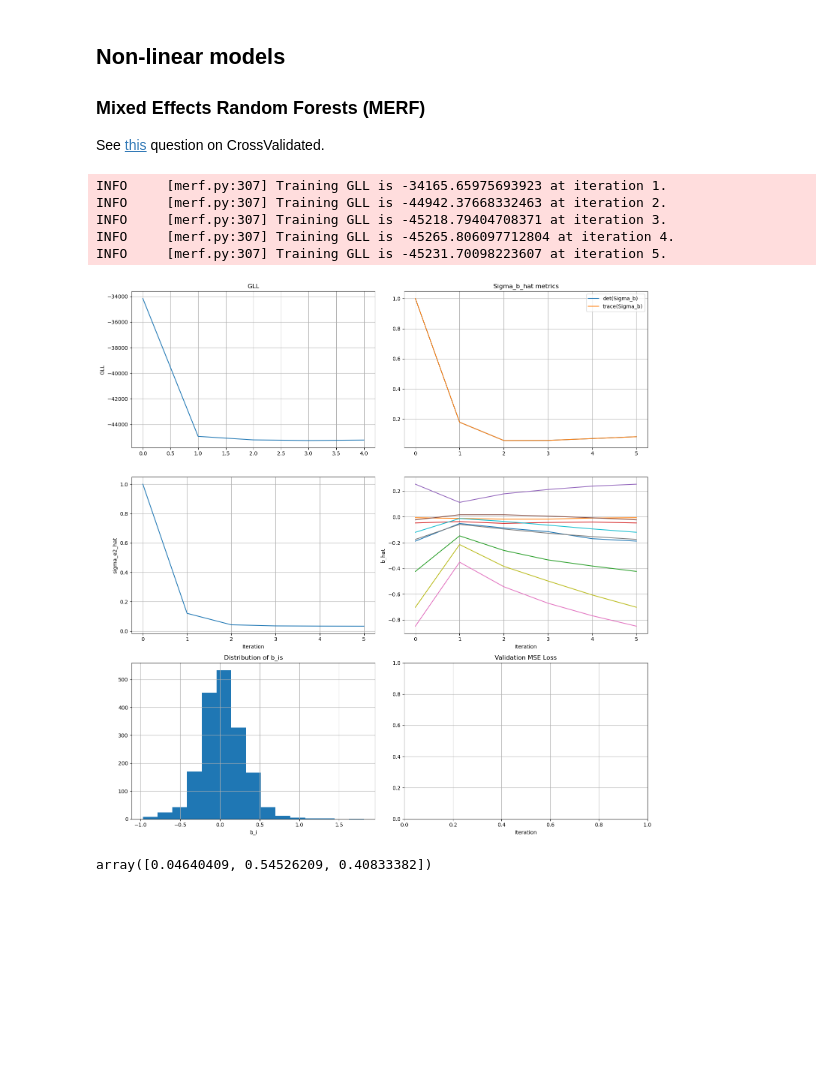
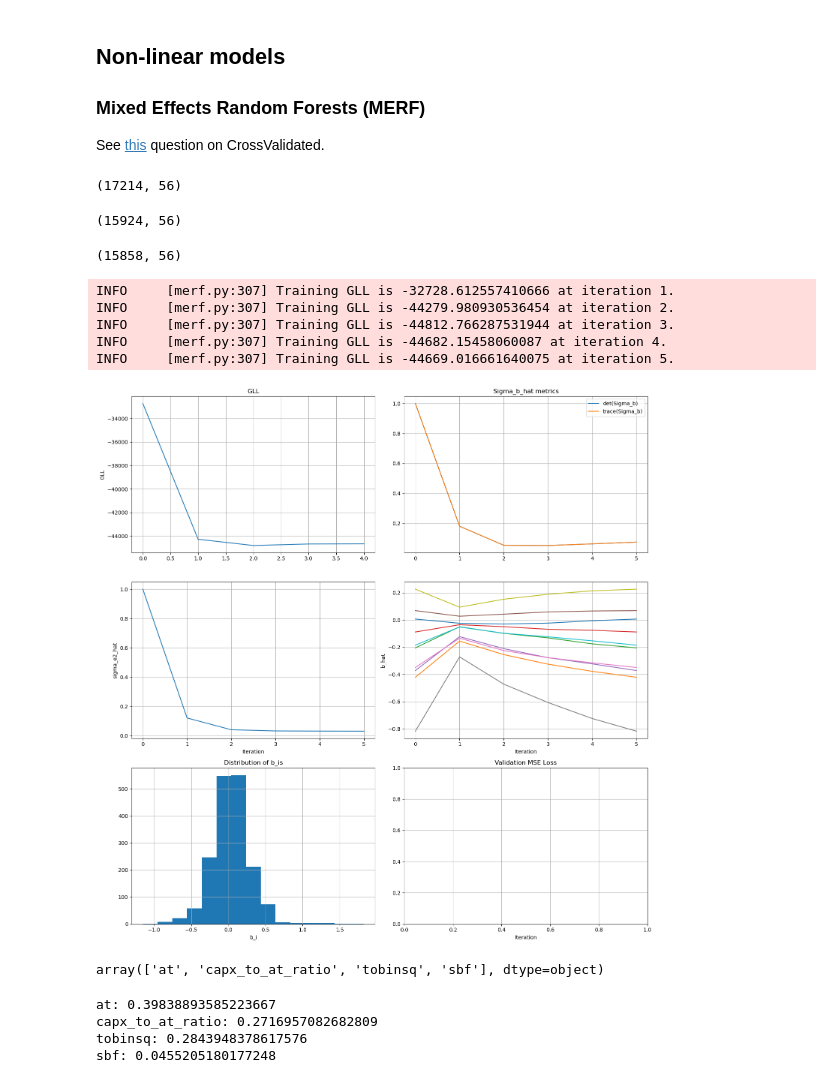
Before and after one commit to oliverangelil/ipynb, a Jupyter notebook: julie_eda.ipynb, the cells around one changed output. Drawn from its saved outputs; the diff is of its cells as text; code cells hidden in the pictures; blank space fills up the shorter version.

```diff
--- a/julie_eda.ipynb
+++ b/julie_eda.ipynb
@@ -361,25 +365,43 @@ See [this](https://stats.stackexchange.com/q/103730/134691) question on CrossVal
 from merf.merf import MERF
 from merf.viz import plot_merf_training_stats
 import numpy as np
+# %%
+print(df.shape)
+
+df.dropna(subset=["tobinsq"]).shape
+# %% [output]
+(17214, 56)
+(15924, 56)
 # %%
-df_merf = df.dropna(subset=["at", "capx_to_at_ratio"])
+df_merf = df.dropna(subset=["at", "capx_to_at_ratio", "tobinsq"])
+df_merf.shape
+# %% [output]
+(15858, 56)
 # %%
 mrf = MERF(max_iterations=5)
 mrf.fit(
-    X=df_merf[["sbf", "at", "capx_to_at_ratio"]],
+    X=df_merf[["at", "capx_to_at_ratio", "tobinsq", "sbf"]],
     Z=np.ones((df_merf.shape[0], 1)),
     clusters=df_merf["gvkey"],
     y=df_merf["kld_index"]
 )
 plot_merf_training_stats(mrf, num_clusters_to_plot=10)
 # %% [output]
-INFO     [merf.py:307] Training GLL is -34165.65975693923 at iteration 1.
-INFO     [merf.py:307] Training GLL is -44942.37668332463 at iteration 2.
-INFO     [merf.py:307] Training GLL is -45218.79404708371 at iteration 3.
-INFO     [merf.py:307] Training GLL is -45265.806097712804 at iteration 4.
-INFO     [merf.py:307] Training GLL is -45231.70098223607 at iteration 5.
+INFO     [merf.py:307] Training GLL is -32728.612557410666 at iteration 1.
+INFO     [merf.py:307] Training GLL is -44279.980930536454 at iteration 2.
+INFO     [merf.py:307] Training GLL is -44812.766287531944 at iteration 3.
+INFO     [merf.py:307] Training GLL is -44682.15458060087 at iteration 4.
+INFO     [merf.py:307] Training GLL is -44669.016661640075 at iteration 5.
-[figure, old version]
+[figure, new version]
+# %%
+mrf.trained_fe_model.feature_names_in_
+# %% [output]
+array(['at', 'capx_to_at_ratio', 'tobinsq', 'sbf'], dtype=object)
 # %%
-mrf.trained_fe_model.feature_importances_
+for count, f in enumerate(mrf.trained_fe_model.feature_names_in_):
+    print(f"{f}: {mrf.trained_fe_model.feature_importances_[count]}")
 # %% [output]
-array([0.04640409, 0.54526209, 0.40833382])
+at: 0.39838893585223667
+capx_to_at_ratio: 0.2716957082682809
+tobinsq: 0.2843948378617576
+sbf: 0.0455205180177248
```
Also changed, not shown: parts of 10 cells of this notebook.
